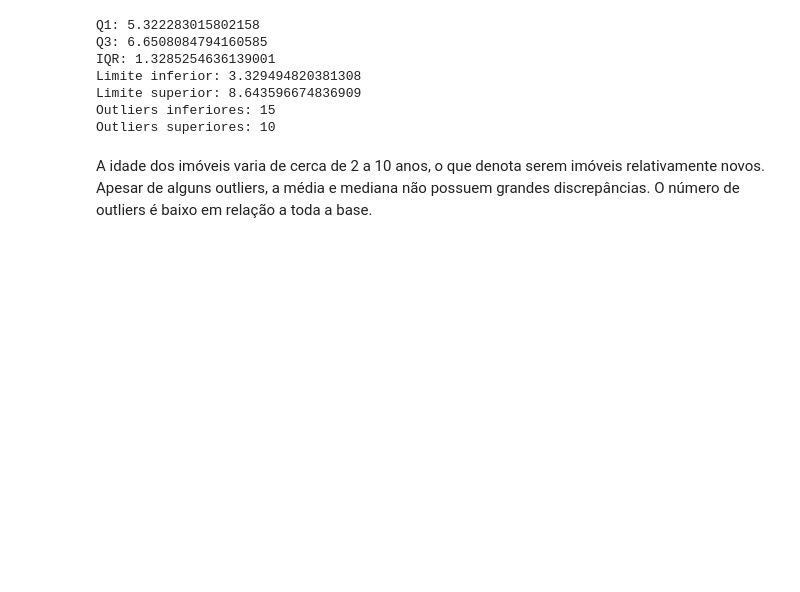
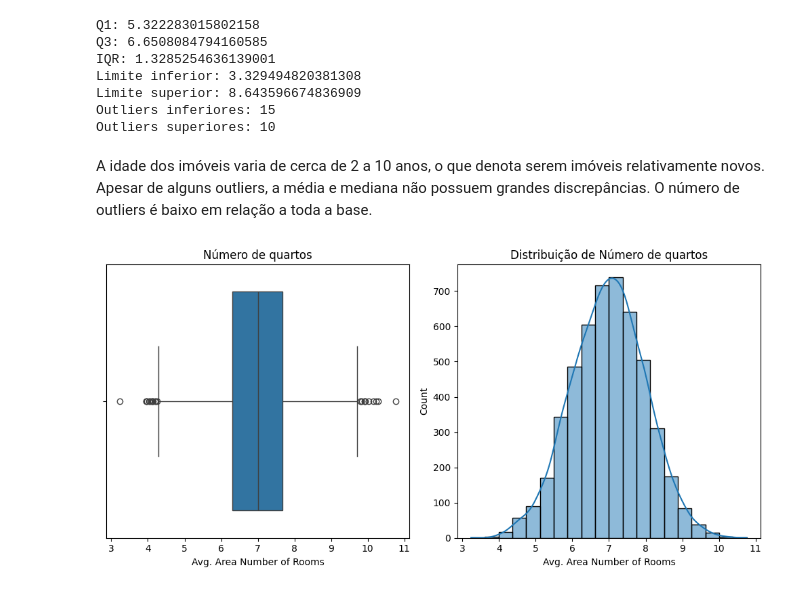
Before and after one commit to arqmarcel/precos_imoveis, a Jupyter notebook: preco_imoveis.ipynb, the cells around one changed output. Cells and saved outputs as stored; diff of their text form; code cells hidden in the pictures; blank space fills up the shorter version.

```diff
--- a/preco_imoveis.ipynb
+++ b/preco_imoveis.ipynb
@@ -152,3 +152,20 @@ Outliers inferiores: 15
 Outliers superiores: 10
 # %% [markdown]
 A idade dos imóveis varia de cerca de 2 a 10 anos, o que denota serem imóveis relativamente novos. Apesar de alguns outliers, a média e mediana não possuem grandes discrepâncias. O número de outliers é baixo em relação a toda a base.
+# %%
+# Número de quartos
+fig = plt.figure(figsize=(10, 5))
+plt.subplot(1, 2, 1)
+sns.boxplot(x='Avg. Area Number of Rooms', data=df)
+plt.title('Número de quartos')
+
+
+plt.subplot(1, 2, 2)
+sns.histplot(df['Avg. Area Number of Rooms'], bins=20, kde=True)
+plt.title('Distribuição de Número de quartos')
+
+# Mostrar a figura com os dois gráficos
+plt.tight_layout()
+plt.show()
+# %% [output]
+[figure, added]
```
Also changed, not shown: parts of 12 cells of this notebook.
